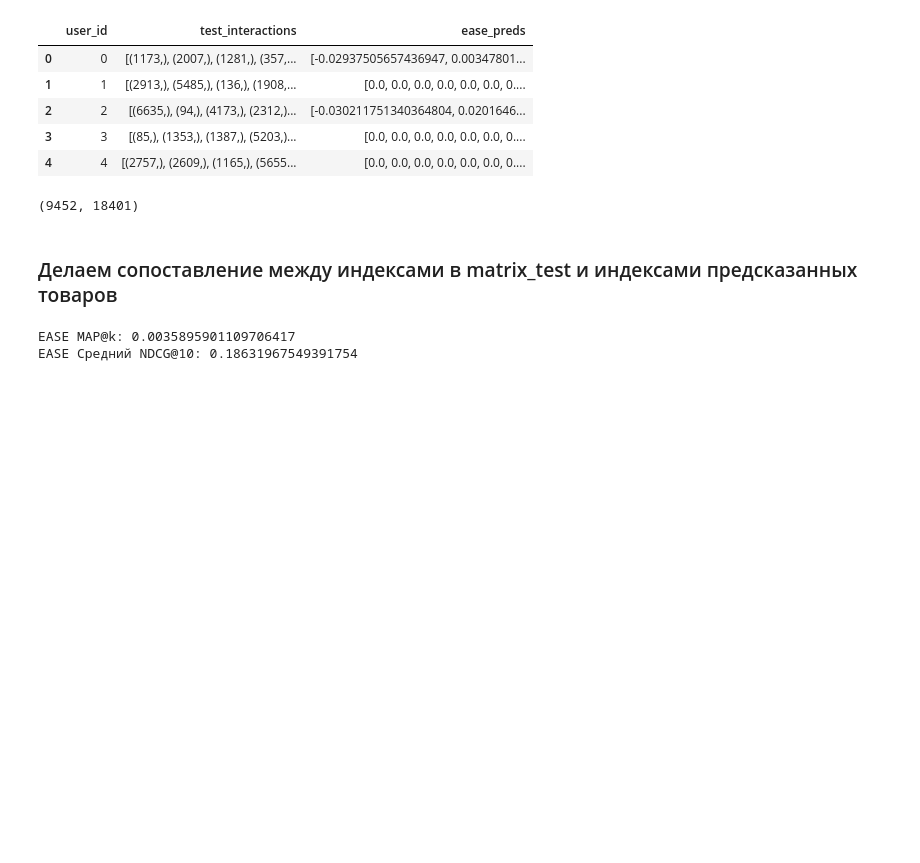
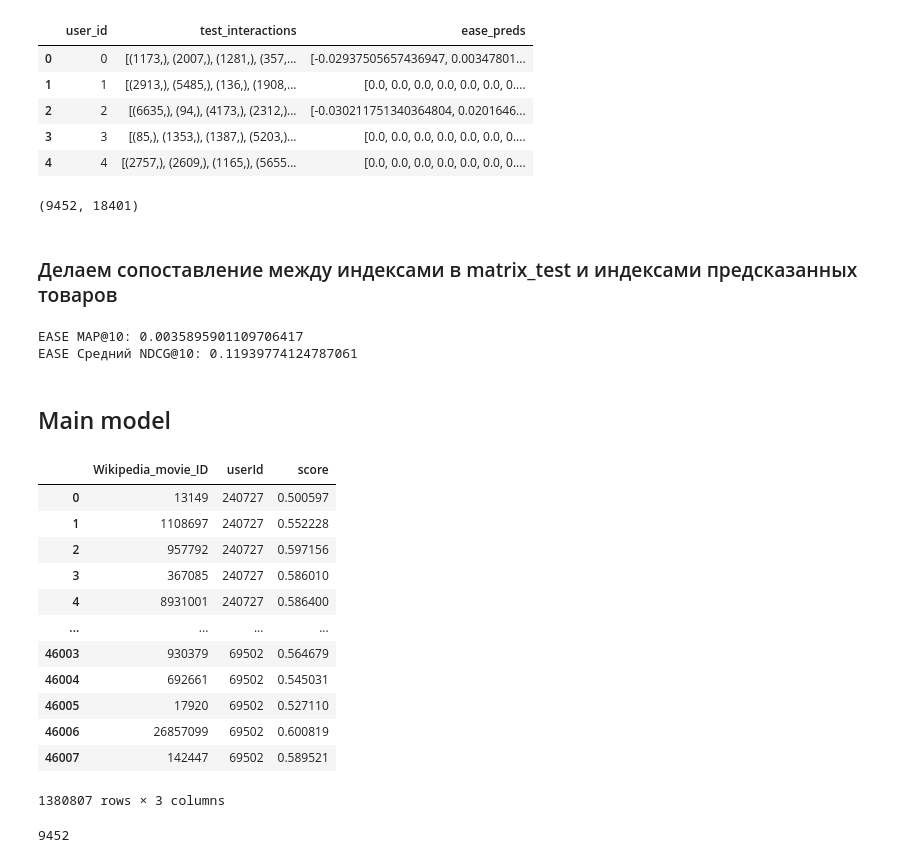
Before and after one commit to malyushitsky/RecSys_group_project, a Jupyter notebook: models_experiments/ml_metrics.ipynb, the cells around one changed output. Drawn from its saved outputs; the diff is of its cells as text; code cells hidden in the pictures; blank space fills up the shorter version.

```diff
--- a/models_experiments/ml_metrics.ipynb
+++ b/models_experiments/ml_metrics.ipynb
@@ -693,7 +621,7 @@ for actual, predicted in generate_predictions_and_actuals_mapk(transformed_preds
     current_mapk = batch_mapk(actual, predicted, k=10)
     all_mapk.append(current_mapk)
 
-print("EASE MAP@k:", np.mean(all_mapk))
+print("EASE MAP@10:", np.mean(all_mapk))
 
 all_ndcg_scores = []
 for actual, predictions in generate_predictions_and_actuals_ndcg(transformed_preds, csr_matrix(matrix_test), batch_size=1000, k=10):
@@ -701,7 +629,34 @@ for actual, predictions in generate_predictions_and_actuals_ndcg(transformed_pre
     all_ndcg_scores.append(ndcg_score)
 
 mean_ndcg = np.mean(all_ndcg_scores)
-print(f"EASE Средний NDCG@{10}: {mean_ndcg}")
+print(f"EASE Средний NDCG@10: {mean_ndcg}")
 # %% [output]
-EASE MAP@k: 0.0035895901109706417
-EASE Средний NDCG@10: 0.18631967549391754
+EASE MAP@10: 0.0035895901109706417
+EASE Средний NDCG@10: 0.11939774124787061
+# %% [markdown]
+## Main model
+# %%
+model_preds = pd.DataFrame()
+for i in range(1, 10+1):
+    df = pd.read_csv(f'model_preds_batch{i}.csv')
+    model_preds = pd.concat([model_preds, df])
+# %%
+model_preds
+# %% [output]
+|  | Wikipedia_movie_ID | userId | score |
+| 0 | 13149 | 240727 | 0.500597 |
+| 1 | 1108697 | 240727 | 0.552228 |
+| 2 | 957792 | 240727 | 0.597156 |
+| 3 | 367085 | 240727 | 0.586010 |
+| 4 | 8931001 | 240727 | 0.586400 |
+| ... | ... | ... | ... |
+| 46003 | 930379 | 69502 | 0.564679 |
+| 46004 | 692661 | 69502 | 0.545031 |
+| 46005 | 17920 | 69502 | 0.527110 |
+| 46006 | 26857099 | 69502 | 0.600819 |
+| 46007 | 142447 | 69502 | 0.589521 |
+1380807 rows × 3 columns
+# %%
+model_preds['userId'].nunique()
+# %% [output]
+9452
```
Also changed, not shown: parts of 31 cells of this notebook, 1 other file.
